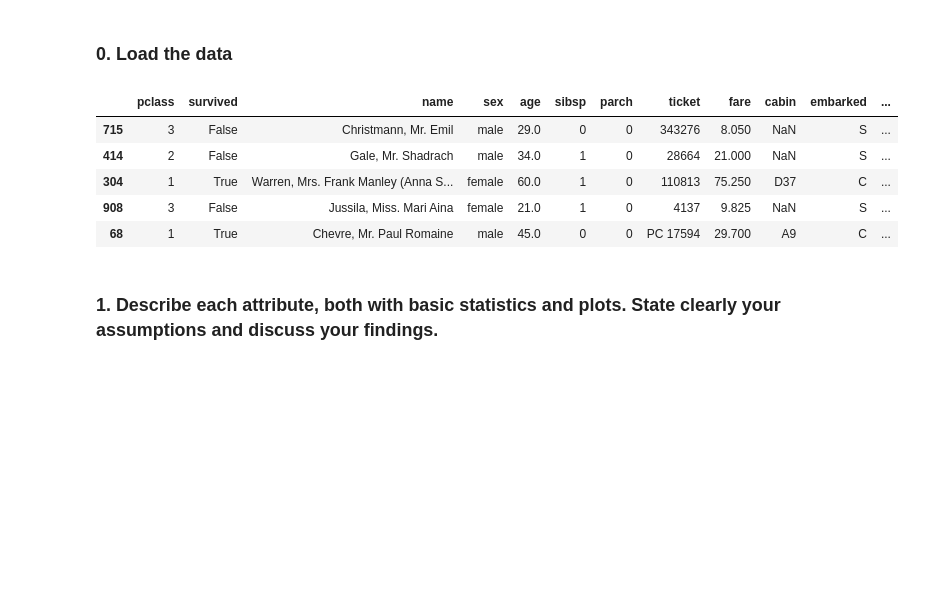
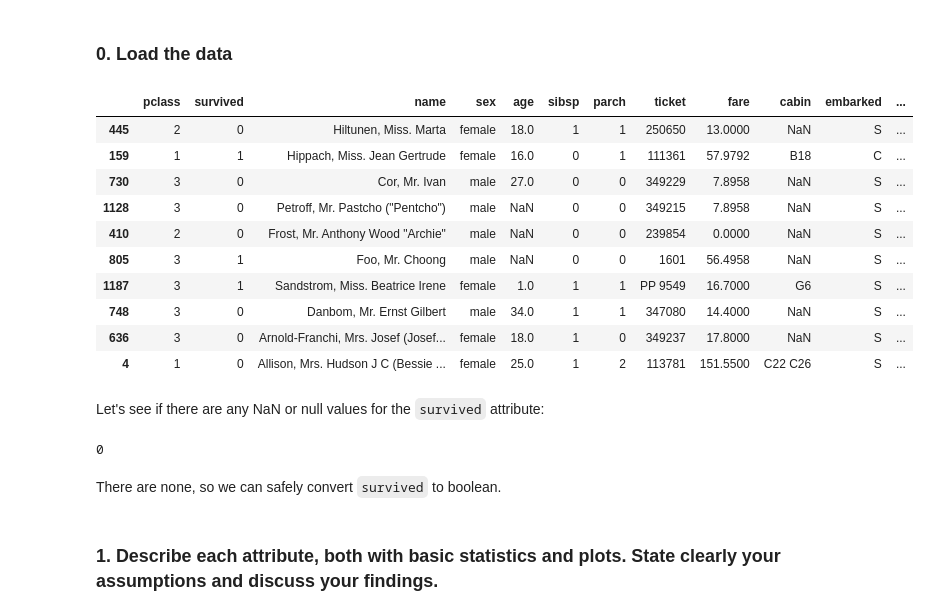
Before and after one commit to romac/ADAHomeworks, a Jupyter notebook: 01 - Pandas and Data Wrangling/Data Wrangling with Pandas.ipynb, the cells around one changed output. Cells and saved outputs as stored; diff of their text form; code cells hidden in the pictures; blank space fills up the shorter version.

Commit message:
Update Titanic exercise.

```diff
--- a/01 - Pandas and Data Wrangling/Data Wrangling with Pandas.ipynb
+++ b/01 - Pandas and Data Wrangling/Data Wrangling with Pandas.ipynb
@@ -1694,12 +1694,24 @@ Women and children first?
 ### 0. Load the data
 # %%
 titanic = pd.read_excel('Data/titanic.xls', 'titanic', index_col=None)
-titanic['survived'] = titanic['survived'].astype('bool')
-titanic.sample(5)
+titanic.sample(10)
 # %% [output]
 |  | pclass | survived | name | sex | age | sibsp | parch | ticket | fare | cabin | embarked | ... |
-| 715 | 3 | False | Christmann, Mr. Emil | male | 29.0 | 0 | 0 | 343276 | 8.050 | NaN | S | ... |
-| 414 | 2 | False | Gale, Mr. Shadrach | male | 34.0 | 1 | 0 | 28664 | 21.000 | NaN | S | ... |
-| 304 | 1 | True | Warren, Mrs. Frank Manley (Anna S... | female | 60.0 | 1 | 0 | 110813 | 75.250 | D37 | C | ... |
-| 908 | 3 | False | Jussila, Miss. Mari Aina | female | 21.0 | 1 | 0 | 4137 | 9.825 | NaN | S | ... |
-| 68 | 1 | True | Chevre, Mr. Paul Romaine | male | 45.0 | 0 | 0 | PC 17594 | 29.700 | A9 | C | ... |
+| 445 | 2 | 0 | Hiltunen, Miss. Marta | female | 18.0 | 1 | 1 | 250650 | 13.0000 | NaN | S | ... |
+| 159 | 1 | 1 | Hippach, Miss. Jean Gertrude | female | 16.0 | 0 | 1 | 111361 | 57.9792 | B18 | C | ... |
+| 730 | 3 | 0 | Cor, Mr. Ivan | male | 27.0 | 0 | 0 | 349229 | 7.8958 | NaN | S | ... |
+| 1128 | 3 | 0 | Petroff, Mr. Pastcho ("Pentcho") | male | NaN | 0 | 0 | 349215 | 7.8958 | NaN | S | ... |
+| 410 | 2 | 0 | Frost, Mr. Anthony Wood "Archie" | male | NaN | 0 | 0 | 239854 | 0.0000 | NaN | S | ... |
+| 805 | 3 | 1 | Foo, Mr. Choong | male | NaN | 0 | 0 | 1601 | 56.4958 | NaN | S | ... |
+| 1187 | 3 | 1 | Sandstrom, Miss. Beatrice Irene | female | 1.0 | 1 | 1 | PP 9549 | 16.7000 | G6 | S | ... |
+| 748 | 3 | 0 | Danbom, Mr. Ernst Gilbert | male | 34.0 | 1 | 1 | 347080 | 14.4000 | NaN | S | ... |
+| 636 | 3 | 0 | Arnold-Franchi, Mrs. Josef (Josef... | female | 18.0 | 1 | 0 | 349237 | 17.8000 | NaN | S | ... |
+| 4 | 1 | 0 | Allison, Mrs. Hudson J C (Bessie ... | female | 25.0 | 1 | 2 | 113781 | 151.5500 | C22 C26 | S | ... |
+# %% [markdown]
+Let's see if there are any NaN or null values for the `survived` attribute:
+# %%
+titanic.survived.isnull().sum()
+# %% [output]
+0
+# %% [markdown]
+There are none, so we can safely convert `survived` to boolean.
```
Also changed, not shown: parts of 44 cells of this notebook.
